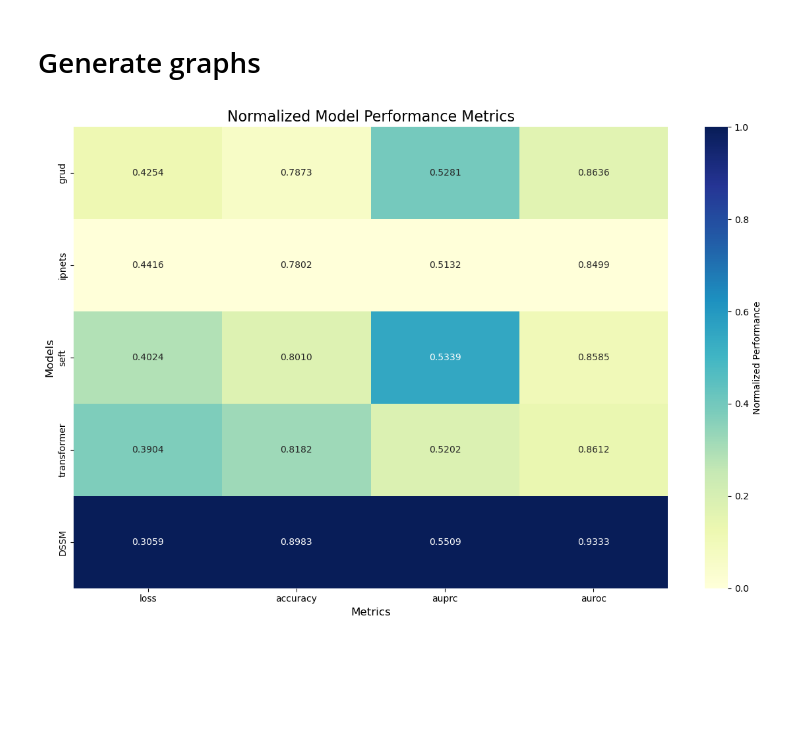
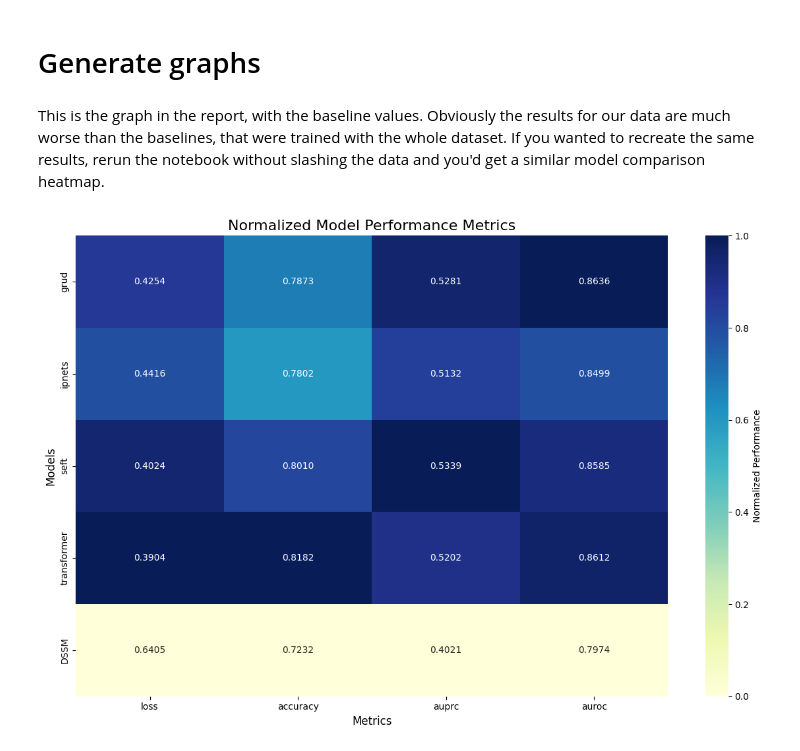
Before and after one commit to kubekj/SSM_EHR_Classification, a Jupyter notebook: deliverable.ipynb, the cells around one changed output. Saved outputs shown, nothing was run; the diff lists cells and outputs as text; code cells hidden in the pictures; blank space fills up the shorter version.

```diff
--- a/deliverable.ipynb
+++ b/deliverable.ipynb
@@ -220,5 +269,5 @@ from importlib import reload
 reload(train)
 from train import grid_search
 
-best_params_grid_search, best_metrics_grid_search, all_results_grid_search = grid_search(n_epochs = 20,param_grid = unique_values, split_number=[1])
+best_params_grid_search, best_metrics_grid_search, all_results_grid_search = grid_search(n_epochs = 20,param_grid = unique_values, split_number=[1,2,3])
 # %% [output]
@@ -251,5 +315,7 @@ NameError: name 'all_results_grid_search' is not defined
 # %% [markdown]
 # Generate graphs
+# %% [markdown]
+This is the graph in the report, with the baseline values. Obviously the results for our data are much worse than the baselines, that were trained with the whole dataset. If you wanted to recreate the same results, rerun the notebook without slashing the data and you'd get a similar model comparison heatmap.
 # %%
 import matplotlib.pyplot as plt
 import seaborn as sns
@@ -280,10 +346,10 @@ data = {
         "auroc": 0.8612
     },
     'DSSM': {
-       "loss": df['loss'][0],
-        "accuracy": df['accuracy'][0],
-        "auprc": df['auprc'][0],
-        "auroc": df['auroc'][0],
+       "loss": df['mean_loss'][0],
+        "accuracy": df['mean_accuracy'][0],
+        "auprc": df['mean_auprc'][0],
+        "auroc": df['mean_auroc'][0],
     }
 }
 
@@ -296,31 +362,31 @@ df = pd.DataFrame(data).T
 # Normalize the data
 def normalize_data(df, lower_better_cols):
     normalized_df = df.copy()
     for col in df.columns:
         if col in lower_better_cols:
             # For lower better metrics, invert and min-max normalize
             col_min = df[col].min()
             col_max = df[col].max()
             normalized_df[col] = 1 - (df[col] - col_min) / (col_max - col_min)
         else:
             # For higher better metrics, do standard min-max normalization
             col_min = df[col].min()
             col_max = df[col].max()
             normalized_df[col] = (df[col] - col_min) / (col_max - col_min)
     return normalized_df
 
 # Normalize data
 normalized_df = normalize_data(df, lower_better)
 
 # Set up the plot
 plt.figure(figsize=(12, 8))
 sns.heatmap(normalized_df, annot=df, cmap='YlGnBu',
             fmt='.4f', cbar_kws={'label': 'Normalized Performance'})
 
 plt.title('Normalized Model Performance Metrics', fontsize=16)
 plt.ylabel('Models', fontsize=12)
 plt.xlabel('Metrics', fontsize=12)
 plt.tight_layout()
 plt.show()
 # %% [output]
-[figure, old version]
+[figure, new version]
```
Also changed, not shown: parts of 14 cells of this notebook, 1 other file.
